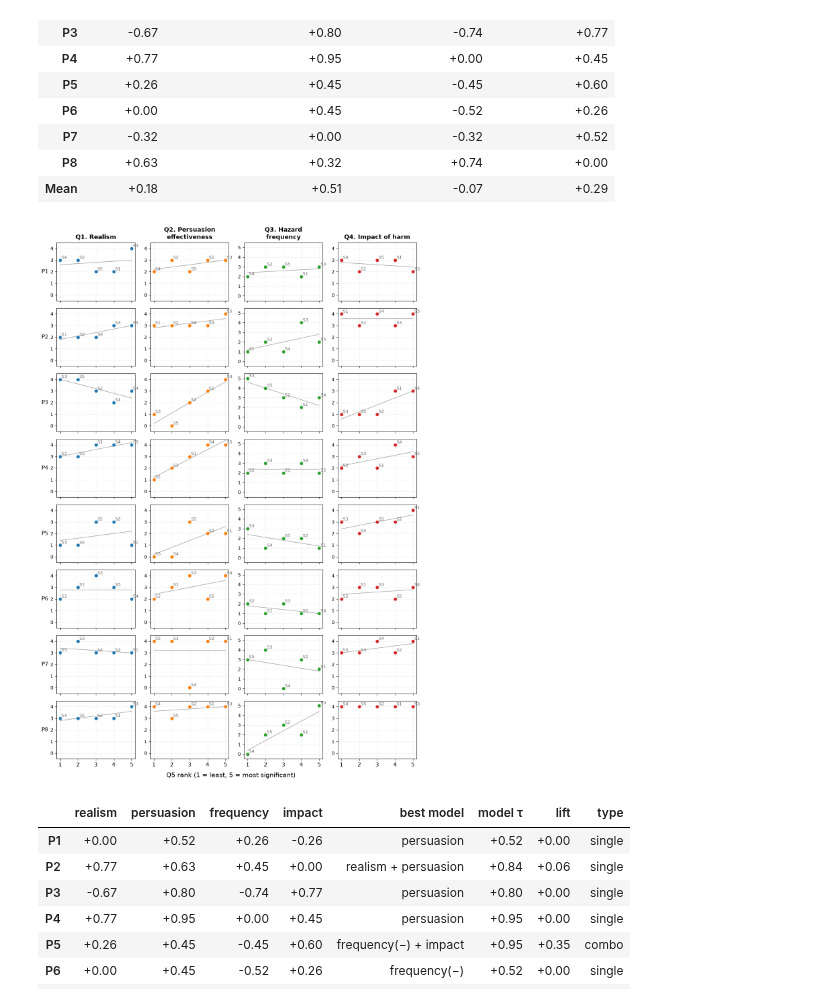
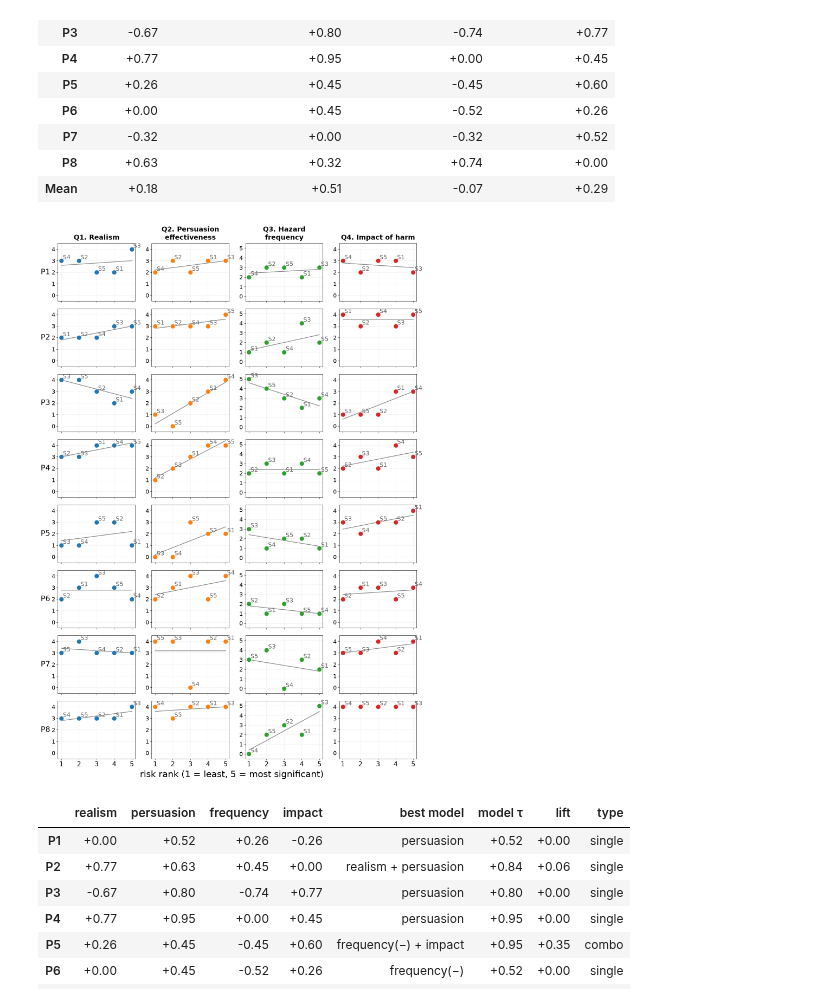
Before and after one commit to AlignmentResearch/puc-survey-analysis, a Jupyter notebook: analysis.ipynb, the cells around one changed output. Drawn from its saved outputs; the diff is of its cells as text; code cells hidden in the pictures.

```diff
--- a/analysis.ipynb
+++ b/analysis.ipynb
@@ -381,15 +288,3 @@ tbl = tbl.sort_values([col, "participant"]).set_index([col, "participant"])
 |  | P7 | Competitive pressure and accumula... |
 |  | P8 | The scenario is fully plausible/l... |
 | very realistic | P4 | Competitive dynamics very real an... |
-# %%
-fig, axes = plt.subplots(2, 2, figsize=(14, 9))
-for ax, (q, order) in zip(axes.flat, orders.items()):
-    rmap = {lvl: i for i, lvl in enumerate(order)}
-    data = [df[next(c for c in df.columns if c.startswith(f"{s}.{q}."))].map(rmap).dropna().values for s in scenarios]
-    ax.violinplot(data, positions=range(len(scenarios)), orientation="horizontal", showmeans=True, widths=0.9)
-    ax.set_yticks(range(len(scenarios)), list(scenarios))
-    ax.set_xticks(range(len(order)), order, rotation=45, ha="right")
-    ax.set_title(f"{q} {labels[q]}")
-    ax.invert_yaxis()
-fig.tight_layout()
-plt.show()
@@ -505,8 +389,8 @@ scenarios = list(ranks.columns)  # chronological S1..S5
 people = list(ranks.index)
 n_rows, n_cols = len(scenarios), len(people)
 
-fig, ax = plt.subplots(figsize=(1.15 * n_cols + 4.1, 0.95 * n_rows + 2.2))
-fig.subplots_adjust(left=0.13, right=0.9, top=0.90, bottom=0.18)
+fig, ax = plt.subplots(figsize=(1.15 * n_cols + 4.1, 0.95 * n_rows + 2.8))
+fig.subplots_adjust(left=0.13, right=0.9, top=0.90, bottom=0.24)
 ax.set_xlim(0, n_cols + 1.5)
 ax.set_ylim(n_rows, -0.85)  # inverted y; room above the grid for names
 ax.axis("off")
@@ -549,6 +433,6 @@ titles = {
     "S5": "S5: A Security Analyst Suppresses Problematic Alerts",
 }
 key = "\n".join(titles[str(s).split("-")[0]] for s in scenarios)
-fig.text(ax.get_position().x0, 0.0, key, ha="left", va="bottom", fontsize=9, color="0.3")
+fig.text(ax.get_position().x0, 0.0, key, ha="left", va="bottom", fontsize=17, color="0.3")
 plt.show()
 # %% [output]
@@ -636,44 +522,44 @@ import textwrap
 people = list(ranks.index)
 qs = list(orders)
 labels_short = {
     "Q1": "Q1. Realism",
     "Q2": "Q2. Persuasion effectiveness",
     "Q3": "Q3. Hazard frequency",
     "Q4": "Q4. Impact of harm",
 }
-fig, axes = plt.subplots(len(people), len(qs), figsize=(2.9 * len(qs), 2.1 * len(people)), sharex=True)
+fig, axes = plt.subplots(len(people), len(qs), figsize=(3.6 * len(qs), 2.6 * len(people)), sharex=True)
 for i, name in enumerate(people):
     rk = {tag2s[t]: ranks.loc[name, t] for t in ranks.columns}
     for j, q in enumerate(qs):
         ax = axes[i, j]
         order = orders[q]
         xs = [rk[s] for s in scodes]
         ys = [rmaps[q].get(dfi.loc[name, qcols[q][s]]) for s in scodes]
-        ax.scatter(xs, ys, color=f"C{j}", zorder=3)
+        ax.scatter(xs, ys, s=150, color=f"C{j}", edgecolors="white", linewidths=0.6, zorder=3)
         for s, x, y in zip(scodes, xs, ys):
             if y is not None:
-                ax.annotate(s, (x, y), fontsize=9, xytext=(3, 3), textcoords="offset points", color="0.4")
+                ax.annotate(s, (x, y), fontsize=16, xytext=(4, 4), textcoords="offset points", color="0.4")
         pts = [(x, y) for x, y in zip(xs, ys) if y is not None]
         if len({y for _, y in pts}) > 1 and len({x for x, _ in pts}) > 1:
             X, Y = np.array([p[0] for p in pts]), np.array([p[1] for p in pts])
             m, b = np.polyfit(X, Y, 1)
             xr = np.array([1, 5])
-            ax.plot(xr, m * xr + b, color="0.6", lw=1, zorder=1)
+            ax.plot(xr, m * xr + b, color="0.55", lw=1.8, zorder=1)
         ax.set_ylim(-0.5, len(order) - 0.5)
         ax.set_yticks(range(len(order)))
-        ax.set_yticklabels(range(len(order)), fontsize=10)
+        ax.set_yticklabels(range(len(order)), fontsize=15)
         ax.set_xticks(range(1, 6))
-        ax.tick_params(axis="x", labelsize=12)
+        ax.tick_params(axis="x", labelsize=17)
         ax.grid(alpha=0.2)
         if i == 0:
-            ax.set_title(textwrap.fill(labels_short[q], 18), fontsize=13,
-                         fontweight="bold", pad=8)
-    axes[i, 0].set_ylabel(name, fontsize=12, rotation=0, ha="right", va="center")
-fig.supxlabel("Q5 rank (1 = least, 5 = most significant)", fontsize=14)
+            ax.set_title(textwrap.fill(labels_short[q], 18), fontsize=18,
+                         fontweight="bold", pad=10)
+    axes[i, 0].set_ylabel(name, fontsize=20, rotation=0, ha="right", va="center")
+fig.supxlabel("risk rank (1 = least, 5 = most significant)", fontsize=24)
 fig.tight_layout()
 plt.show()
 # %% [output]
-[figure, old version]
+[figure, new version]
 # %%
 import itertools
 from scipy.stats import kendalltau
```
Also changed, not shown: parts of 17 cells of this notebook.
